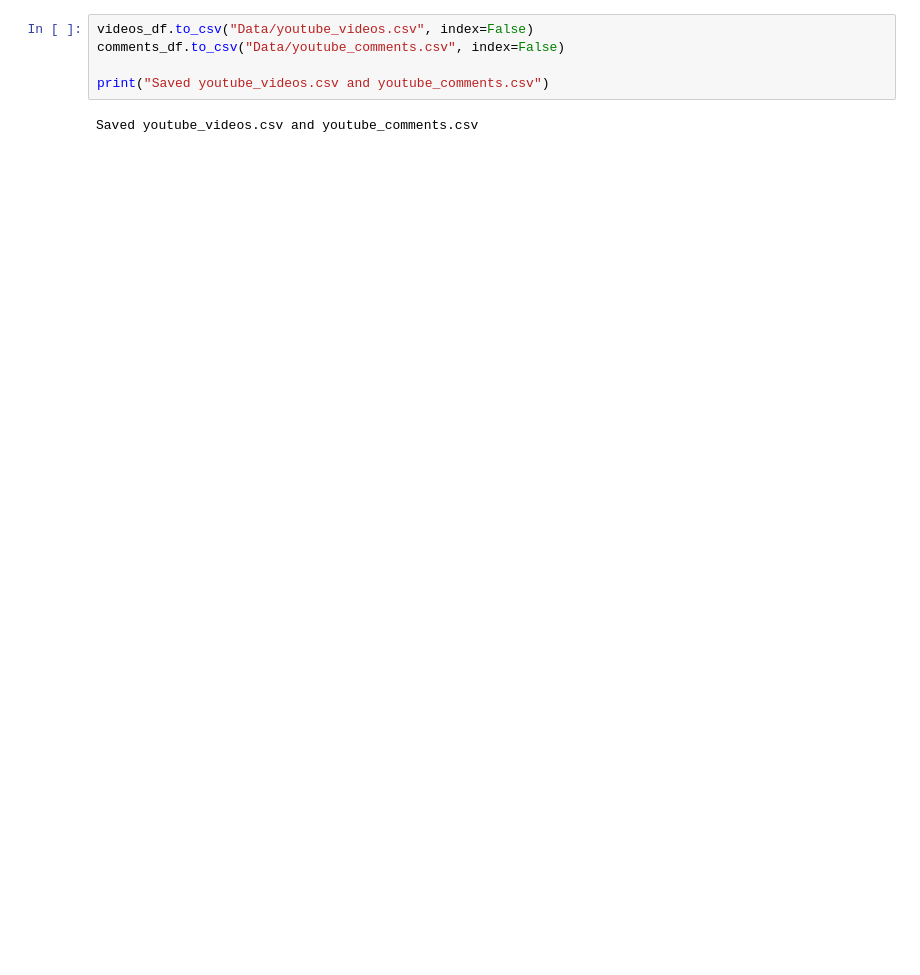
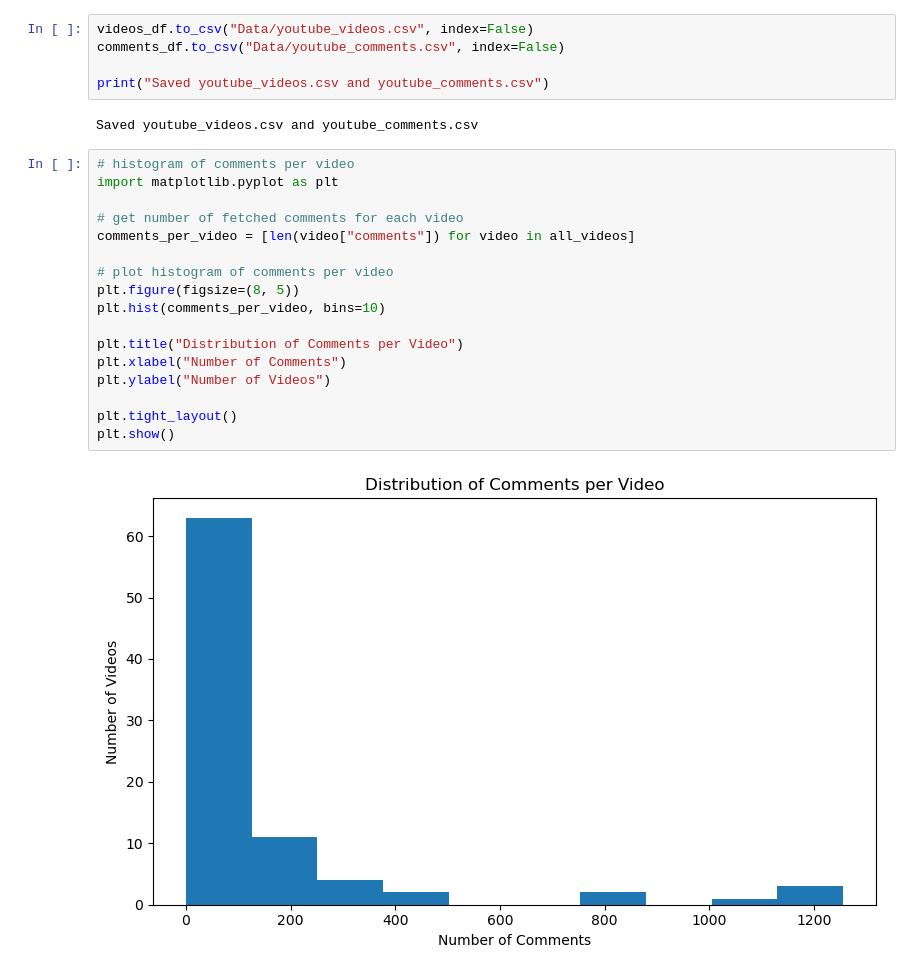
Before and after one commit to BenB51/UGGroup11_SocialMedia_A2, a Jupyter notebook: Youtube_Analysis.ipynb, the cells around one changed output. Drawn from its saved outputs; the diff is of its cells as text; blank space fills up the shorter version.

```diff
--- a/Youtube_Analysis.ipynb
+++ b/Youtube_Analysis.ipynb
@@ -390,3 +390,22 @@ comments_df.to_csv("Data/youtube_comments.csv", index=False)
 print("Saved youtube_videos.csv and youtube_comments.csv")
 # %% [output]
 Saved youtube_videos.csv and youtube_comments.csv
+# %%
+# histogram of comments per video
+import matplotlib.pyplot as plt
+
+# get number of fetched comments for each video
+comments_per_video = [len(video["comments"]) for video in all_videos]
+
+# plot histogram of comments per video
+plt.figure(figsize=(8, 5))
+plt.hist(comments_per_video, bins=10)
+
+plt.title("Distribution of Comments per Video")
+plt.xlabel("Number of Comments")
+plt.ylabel("Number of Videos")
+
+plt.tight_layout()
+plt.show()
+# %% [output]
+[figure, added]
```
Also changed, not shown: parts of 5 cells of this notebook.
